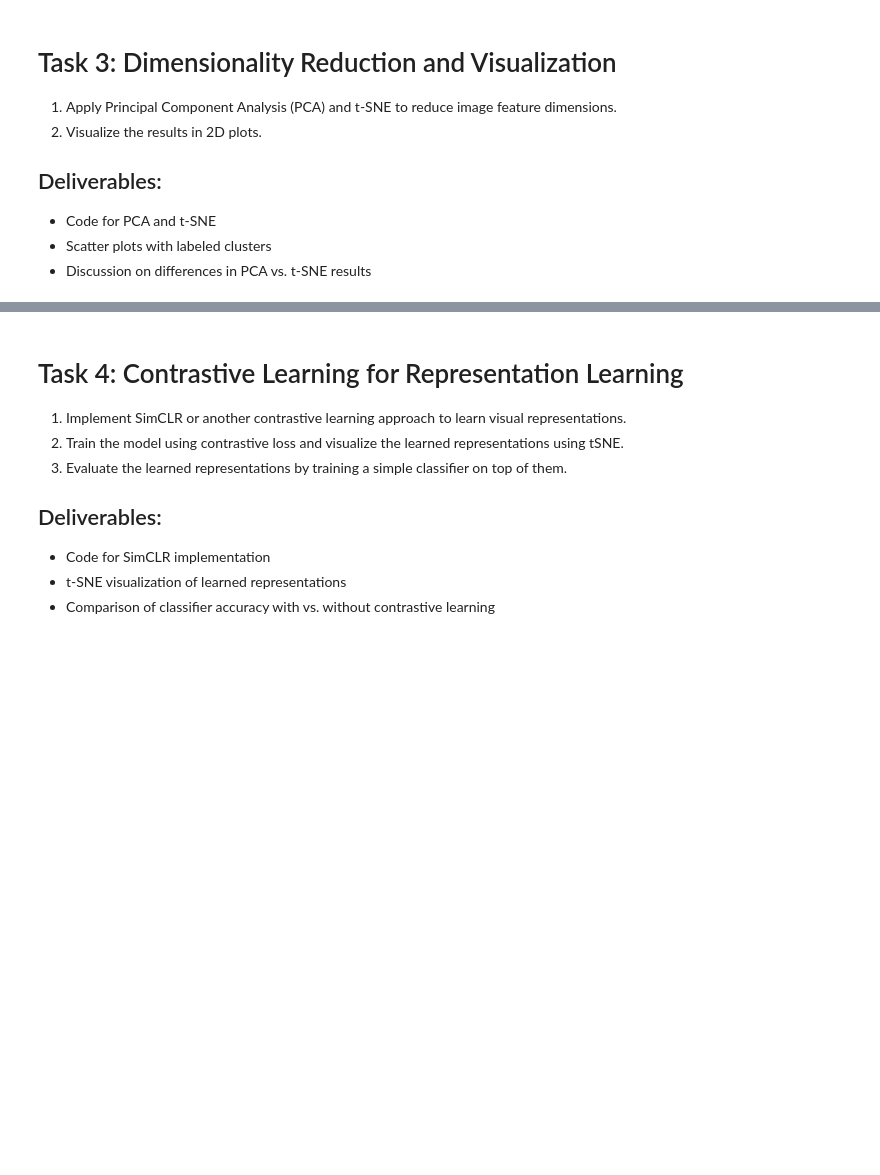
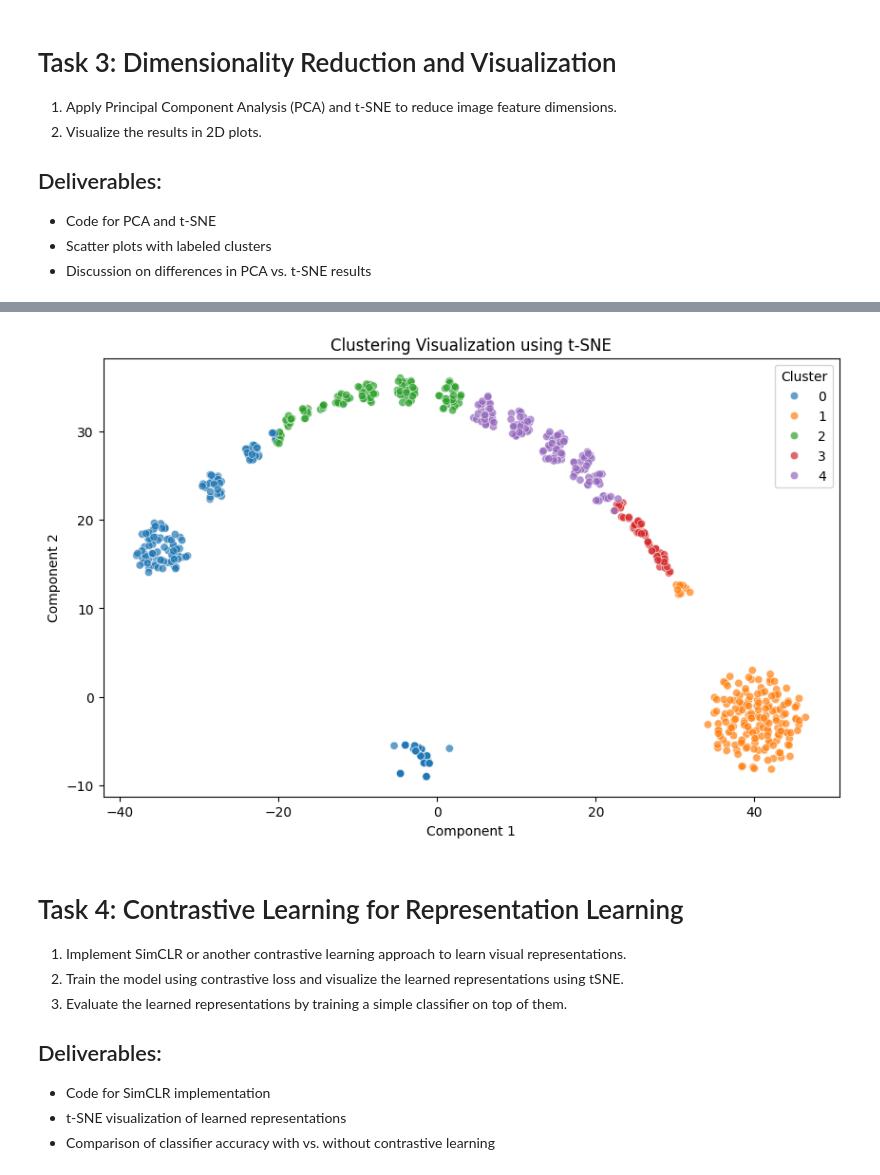
Before and after one commit to dnzambuli/Deep-learning-4-CV, a Jupyter notebook: Unsupervised_Learning_in_CV.ipynb, the cells around one changed output, grey strips where cells are left out. Drawn from its saved outputs; the diff is of its cells as text; code cells hidden in the pictures; blank space fills up the shorter version.

```diff
--- a/Unsupervised_Learning_in_CV.ipynb
+++ b/Unsupervised_Learning_in_CV.ipynb
@@ -977,3 +1176,9 @@ dimensions.
+# %%
+# Apply t-SNE
+tsne_features = apply_tsne(orb_features, n_components=2, perplexity=30)
+plot_clusters(tsne_features, kmeans_labels_orb, method="t-SNE")
+# %% [output]
+[figure, added]
 # %% [markdown]
 # Task 4: Contrastive Learning for Representation Learning
 
```
Also changed, not shown: parts of 3 cells of this notebook.
